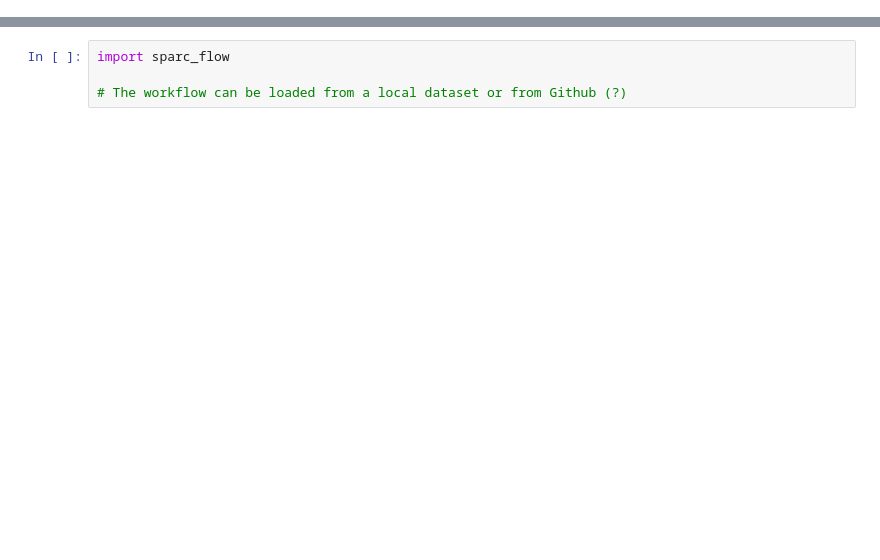
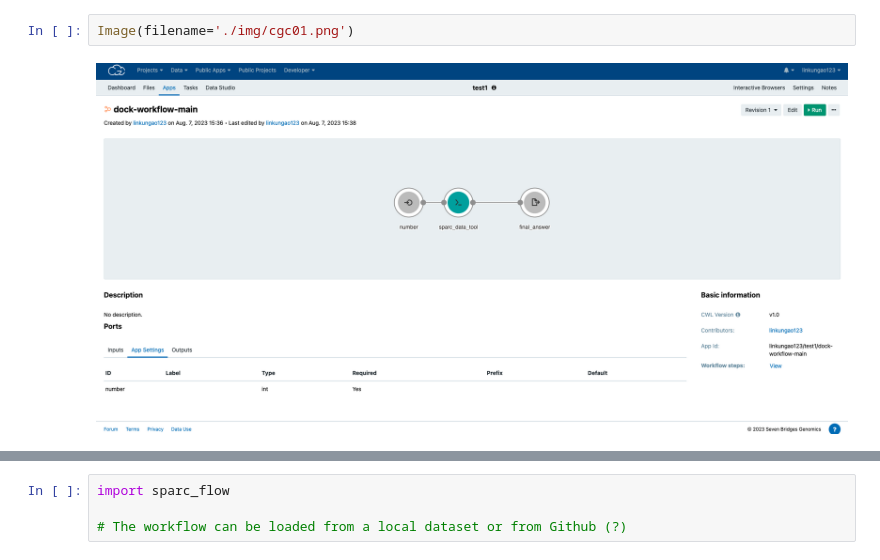
Before and after one commit to SPARC-FAIR-Codeathon/sparc-flow, a Jupyter notebook: tutorials/tutorial_5/tutorial_5_running_on_dockstore_compatiable_cloud.ipynb, the cells around one changed output, grey strips where cells are left out. Drawn from its saved outputs; the diff is of its cells as text; blank space fills up the shorter version.

```diff
--- a/tutorials/tutorial_5/tutorial_5_running_on_dockstore_compatiable_cloud.ipynb
+++ b/tutorials/tutorial_5/tutorial_5_running_on_dockstore_compatiable_cloud.ipynb
@@ -86,0 +63,4 @@ pip install sparc_flow
+# %%
+Image(filename='./img/cgc01.png')
+# %% [output]
+[figure, added]
```
Also changed, not shown: parts of 12 cells of this notebook.
